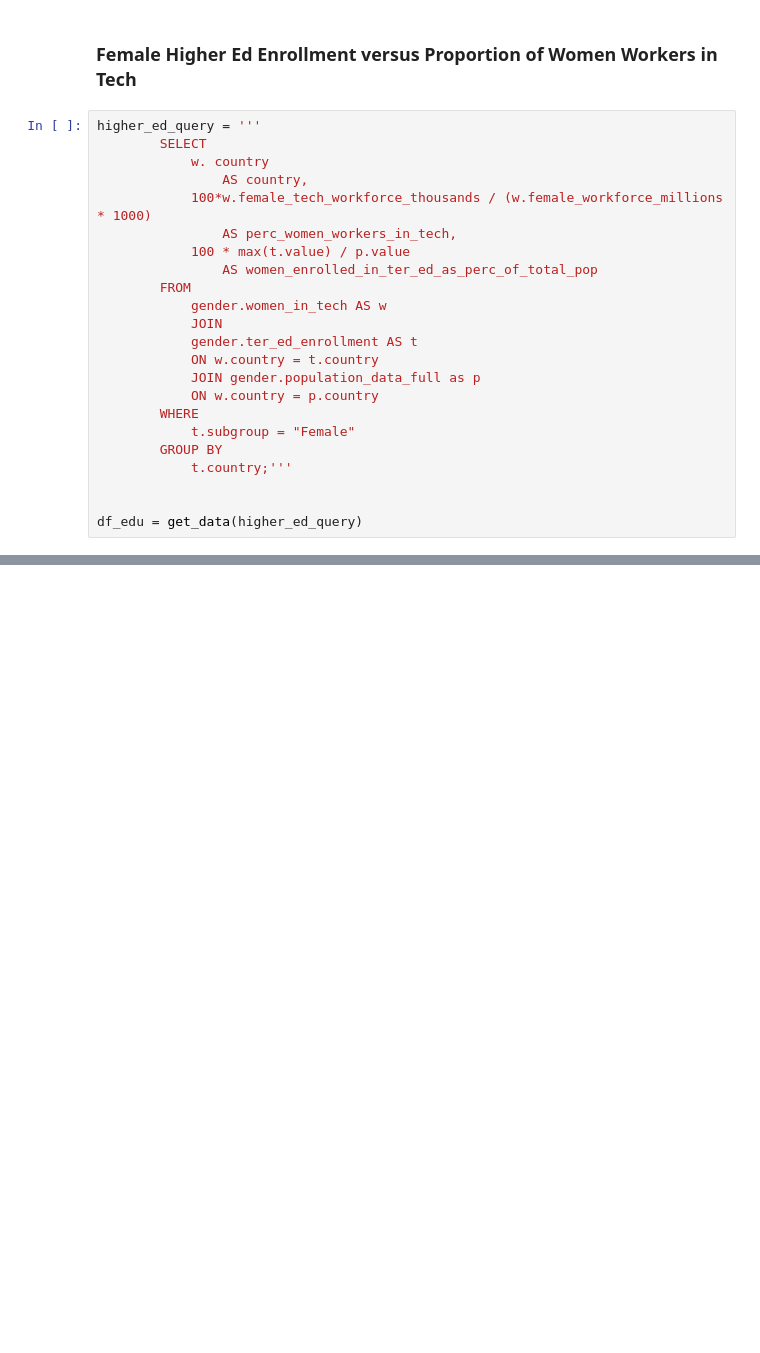
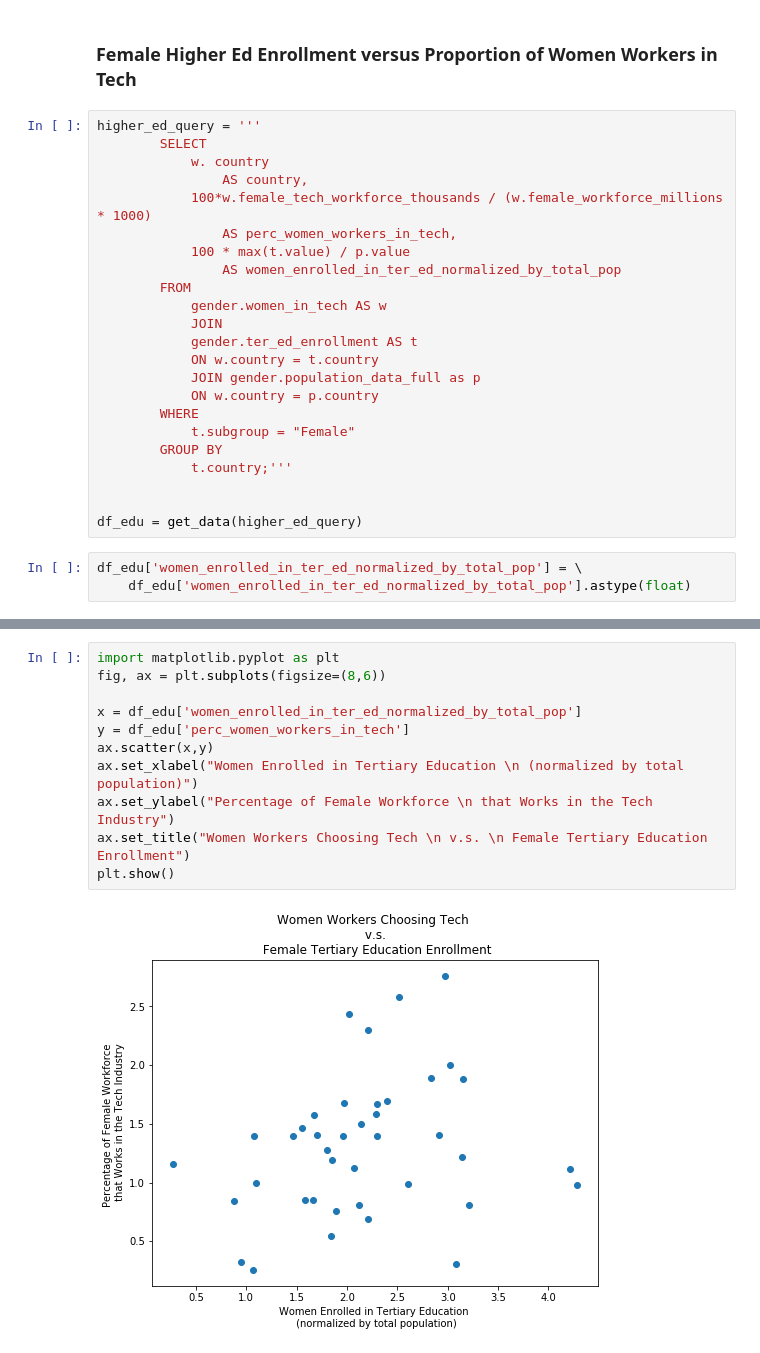
Before and after one commit to jmsmdy/gender-and-tech, a Jupyter notebook: Statistical Analysis.ipynb, the cells around one changed output, grey strips where cells are left out. Saved outputs shown, nothing was run; the diff lists cells and outputs as text; blank space fills up the shorter version.

```diff
--- a/Statistical Analysis.ipynb
+++ b/Statistical Analysis.ipynb
@@ -228,7 +228,7 @@ higher_ed_query = '''
             100*w.female_tech_workforce_thousands / (w.female_workforce_millions * 1000)
                 AS perc_women_workers_in_tech,
             100 * max(t.value) / p.value
-                AS women_enrolled_in_ter_ed_as_perc_of_total_pop
+                AS women_enrolled_in_ter_ed_normalized_by_total_pop
         FROM
             gender.women_in_tech AS w
             JOIN
@@ -243,4 +243,7 @@ higher_ed_query = '''
 
 
 df_edu = get_data(higher_ed_query)
+# %%
+df_edu['women_enrolled_in_ter_ed_normalized_by_total_pop'] = \
+    df_edu['women_enrolled_in_ter_ed_normalized_by_total_pop'].astype(float)
 # %%
@@ -265,0 +273,13 @@ df_edu
+# %%
+import matplotlib.pyplot as plt
+fig, ax = plt.subplots(figsize=(8,6))
+
+x = df_edu['women_enrolled_in_ter_ed_normalized_by_total_pop']
+y = df_edu['perc_women_workers_in_tech']
+ax.scatter(x,y)
+ax.set_xlabel("Women Enrolled in Tertiary Education \n (normalized by total population)")
+ax.set_ylabel("Percentage of Female Workforce \n that Works in the Tech Industry")
+ax.set_title("Women Workers Choosing Tech \n v.s. \n Female Tertiary Education Enrollment")
+plt.show()
+# %% [output]
+[figure, added]
```
Also changed, not shown: parts of 8 cells of this notebook.
